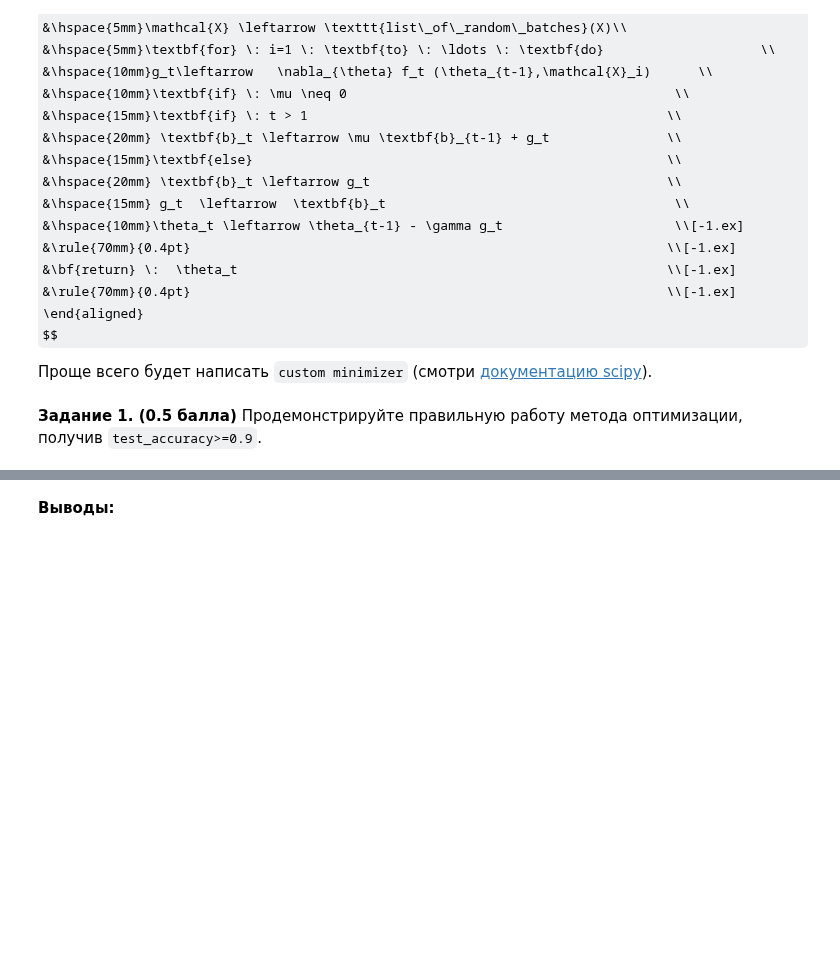
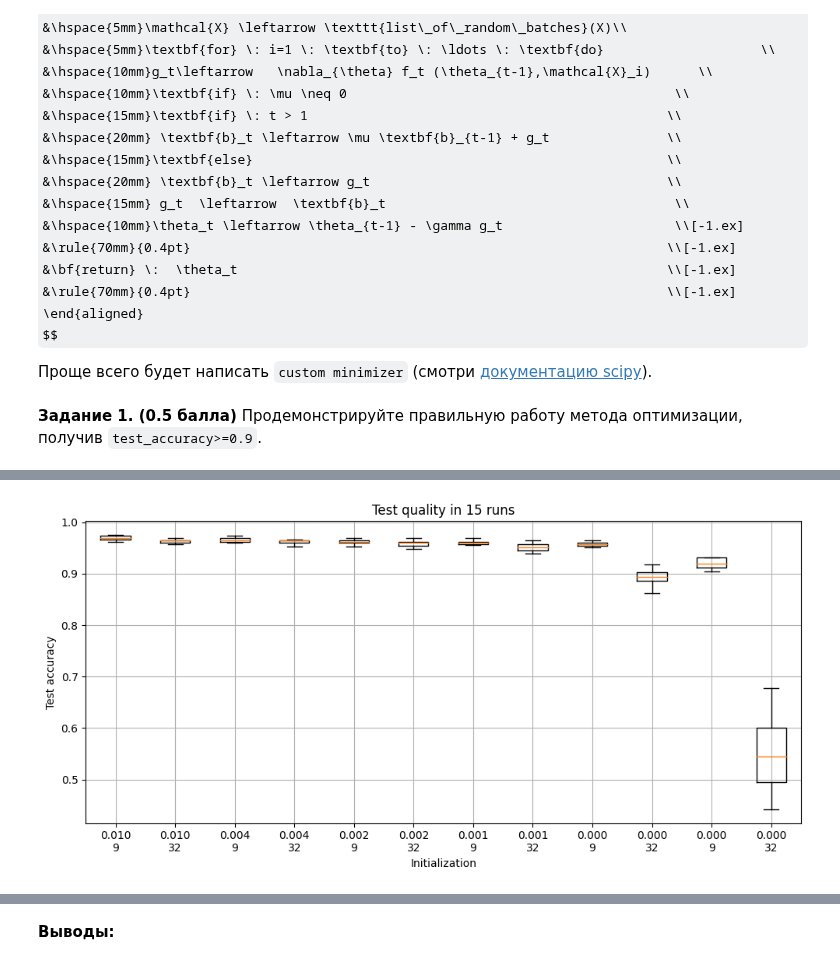
Before and after one commit to Bogachevv/MMP_prac_spring_24, a Jupyter notebook: task_1/task_01.ipynb, the cells around one changed output, grey strips where cells are left out. Cells and saved outputs as stored; diff of their text form; code cells hidden in the pictures; some formulas as TeX source; blank space fills up the shorter version.

```diff
--- a/task_1/task_01.ipynb
+++ b/task_1/task_01.ipynb
@@ -1224,10 +1290,10 @@ class Sigmoid(Layer):
 # %% [markdown]
 Заполните матрицы `accs_train` и `accs_test`. В позиции `[i, j]` должна стоять величина доли правильных ответов сети при $j$-м запуске (все запуски идентичны) с функцией активации $ReLU$ при $i = 0$, с функцией активации $Tanh$ при $i = 1$ и с функцией активации $Sigmoid$ при $i = 2$.
 # %%
-act_func_vars = ['Tanh', 'Sigmoid', 'ReLU']
+act_func_vars = [Tanh, Sigmoid, ReLU]
 init_for_act_funcs = ['Xavier', 'Xavier', 'Kaiming']
 # %%
-accs_train = np.zeros((3, 50))
+accs_train = np.zeros((3, 15))
 accs_test = np.zeros_like(accs_train)
 layer_c = 3
 # %%
@@ -1235,11 +1301,12 @@ np.random.seed(42)
 
 for i, (act_func, init_strategy) in enumerate(zip(act_func_vars, init_for_act_funcs)):
     for j in range(accs_train.shape[1]):
-        print(f"{i=:2}\t{j=:2}\t{act_func=}\t", end='')
-        network = make_network(input_size, 32, output_size, layer_c, ReLU)
+        print(f"{i=:2}\t{j=:2}\tactivation={act_func()}\t", end='')
+        network = make_network(input_size, 32, output_size, layer_c, act_func)
+        # print(network)
         initialize_network(network, init_strategy)
         network, cb = train_network(network, history=True)
 
         accs_train[i, j] = cb.train_acc[-1]
         accs_test[i, j] = cb.test_acc[-1]
-        print(f"train acc: {accs_train[i, j]:5.4f} test acc: {accs_test[i, j]:5.4f}")
+        print(f"train acc: {accs_train[i, j]:5.4f} test acc: {accs_test[i, j]:5.4f} n_iter: {len(cb.train_acc)}")
@@ -1439,7 +1531,7 @@ Train accuracy: 1.000           Test accuracy: 0.962
 optimizer = SGD
 optimizer_params = []
 
-for lr in [1e-1, 1e-2, 1e-3]:
+for lr in np.logspace(-1, -3, num=7, base=10):
     for batch_size in [9, 32]:
         optimizer_params.append({
             'n_iter': 250,
@@ -1458,14 +1550,16 @@ np.random.seed(42)
 
 for i, opt_params in enumerate(optimizer_params):
     for j in range(accs_train.shape[1]):
+        print(f"{i=:2}\t{j=:2}\tlr={opt_params['lr']:.5f}", end='')
         network = make_network(input_size, 32, output_size, layer_c, ReLU)
         initialize_network(network, "Kaiming")
-        network, cb = train_network(
+        network = train_network(
             network,
-            history=True,
+            history=False,
             optimizer=optimizer,
             options=opt_params,
         )
 
-        accs_train[i, j] = cb.train_acc[-1]
-        accs_test[i, j] = cb.test_acc[-1]
+        accs_train[i, j] = accuracy_score(y_true=y_train, y_pred=predict(network, X_train))
+        accs_test[i, j] = accuracy_score(y_true=y_test, y_pred=predict(network, X_test))
+        print(f"train acc: {accs_train[i, j]:5.4f} test acc: {accs_test[i, j]:5.4f}")
@@ -1472,15 +1584,17 @@ for i, opt_params in enumerate(optimizer_params):
 # %%
-momentum_for_plot = [f"LR = {opt_params['lr']:.3f}\nBatch size = {opt_params['batch_size']}" for opt_params in optimizer_params]
+momentum_for_plot = [f"{opt_params['lr']:.3f}\n{opt_params['batch_size']}" for opt_params in optimizer_params]
 
 fig, ax = plt.subplots(1, 1, figsize=(10, 5))
 
 ax.boxplot(accs_test.T, labels=momentum_for_plot, showfliers=False)
 
 ax.set_title(f"Test quality in {accs_test.shape[1]} runs")
 ax.set_xlabel("Initialization")
 ax.set_ylabel("Test accuracy")
 ax.grid(True)
 
 fig.tight_layout()
 plt.show()
+# %% [output]
+[figure, added]
 # %%
```
Also changed, not shown: parts of 41 cells of this notebook.
